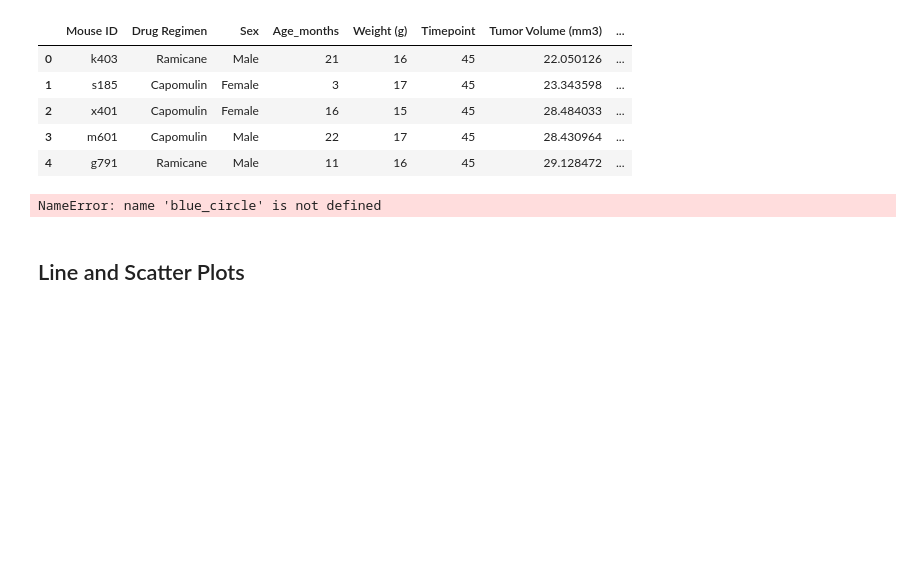
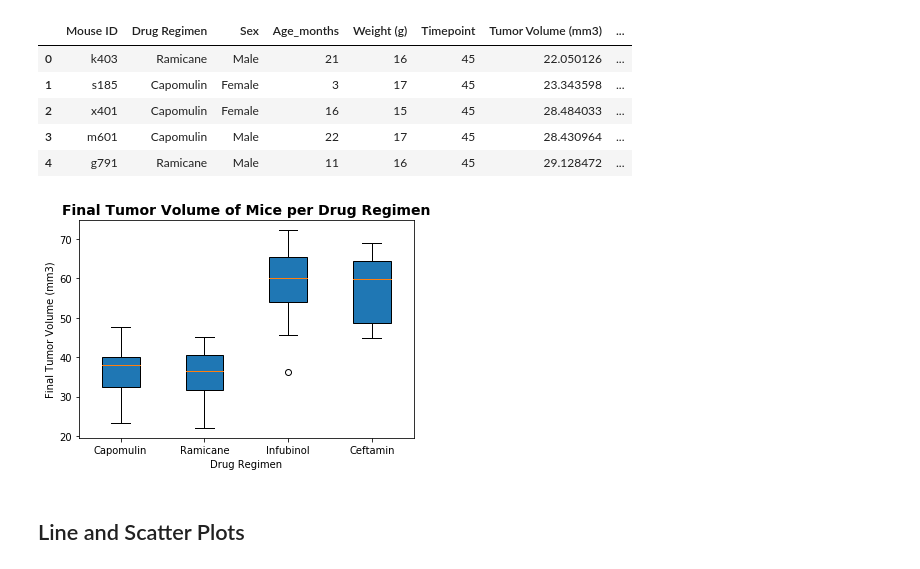
Before and after one commit to priyamittal96/matplotlib-challenge, a Jupyter notebook: pymaceuticals_starter.ipynb, the cells around one changed output. Cells and saved outputs as stored; diff of their text form; code cells hidden in the pictures; blank space fills up the shorter version.

```diff
--- a/pymaceuticals_starter.ipynb
+++ b/pymaceuticals_starter.ipynb
@@ -169,28 +174,24 @@ merged_drug_filter_df.head()
 # %%
 # Generate a box plot of the final tumor volume of each mouse across four regimens of interest
 capomulin = merged_drug_filter_df.loc[merged_drug_filter_df["Drug Regimen"] == "Capomulin",:]
 ramicane = merged_drug_filter_df.loc[merged_drug_filter_df["Drug Regimen"] == "Ramicane",:]
 infubinol = merged_drug_filter_df.loc[merged_drug_filter_df["Drug Regimen"] == "Infubinol",:]
 ceftamin = merged_drug_filter_df.loc[merged_drug_filter_df["Drug Regimen"] == "Ceftamin",:]
 
 capomulin_tumor = capomulin["Tumor Volume (mm3)"]
 ramicane_tumor = ramicane["Tumor Volume (mm3)"]
 infubinol_tumor = infubinol["Tumor Volume (mm3)"]
 ceftamin_tumor = ceftamin["Tumor Volume (mm3)"]
 
 all_tumor_data = [capomulin_tumor,ramicane_tumor,infubinol_tumor,ceftamin_tumor]
 labels = ["Capomulin", "Ramicane", "Infubinol", "Ceftamin"]
 
-plt.boxplot(all_tumor_data, vert=True, patch_artist=True,labels = labels,)
+plt.boxplot(all_tumor_data, vert=True, patch_artist=True,labels = labels)
 plt.ylabel("Final Tumor Volume (mm3)")
 plt.xlabel("Drug Regimen")
 plt.title("Final Tumor Volume of Mice per Drug Regimen", fontsize=14, fontweight="bold")
 plt.show()
-
-
-plt.show()
-plt.boxplot?
 # %% [output]
-NameError: name 'blue_circle' is not defined
+[figure, added]
 # %% [markdown]
 ## Line and Scatter Plots
```
Also changed, not shown: parts of 8 cells of this notebook.
